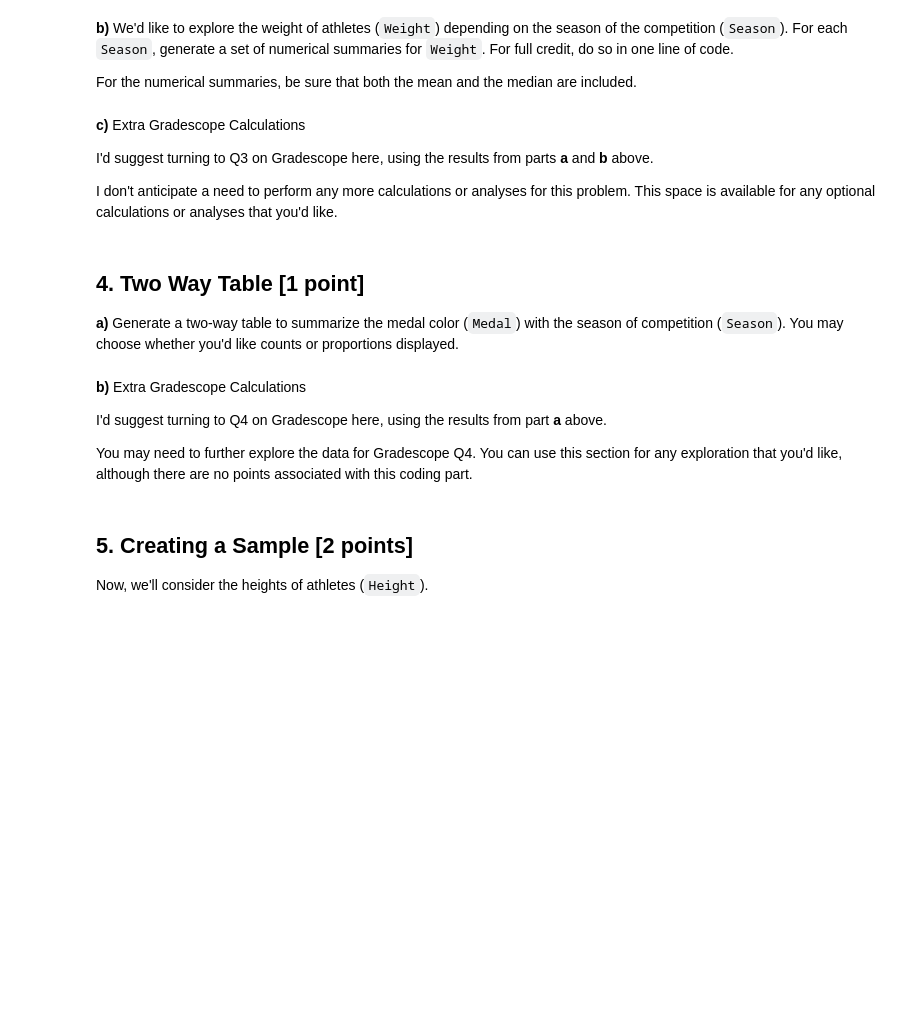
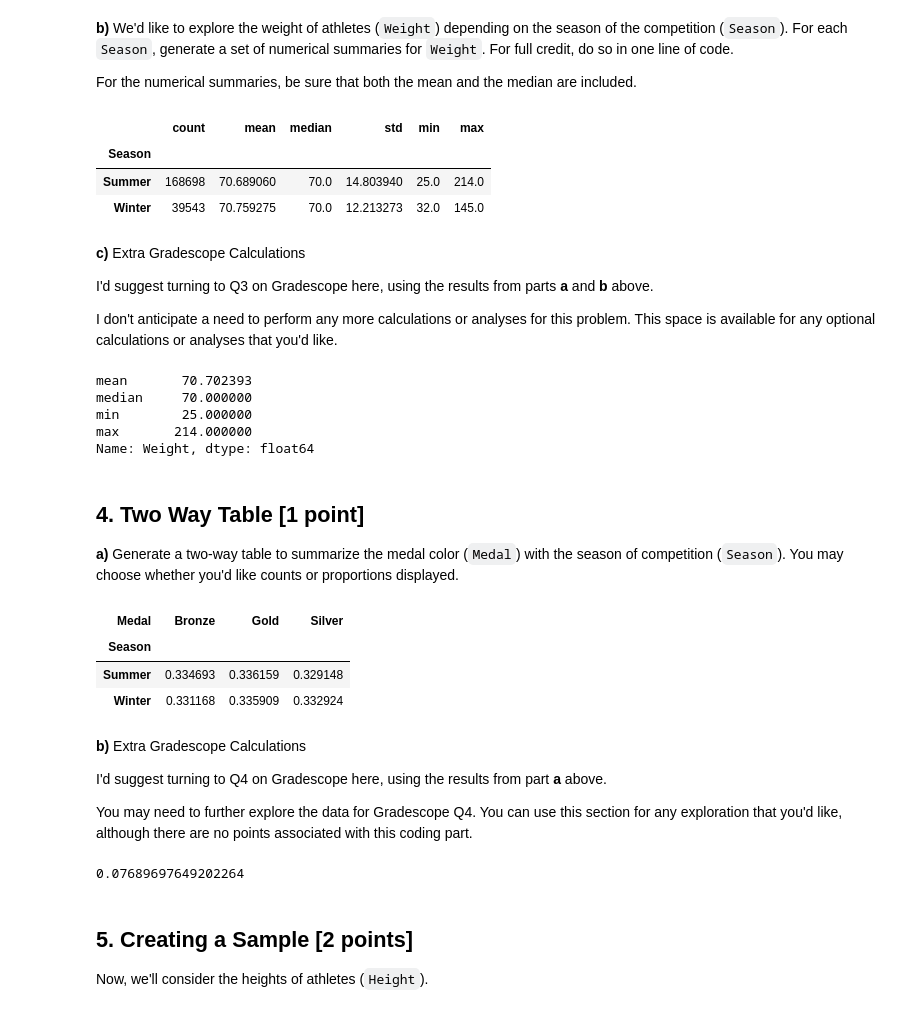
Before and after one commit to MatthewMandhyan/Stat207_clone, a Jupyter notebook: homework_03/homework_03.ipynb, the cells around one changed output. Drawn from its saved outputs; the diff is of its cells as text; code cells hidden in the pictures; blank space fills up the shorter version.

```diff
--- a/homework_03/homework_03.ipynb
+++ b/homework_03/homework_03.ipynb
@@ -57,22 +137,50 @@ You may need to further explore the data for Gradescope Q2.  You can use this se
 **b)** We'd like to explore the weight of athletes (`Weight`) depending on the season of the competition (`Season`).  For each `Season`, generate a set of numerical summaries for `Weight`.  For full credit, do so in one line of code.
 
 For the numerical summaries, be sure that both the mean and the median are included.
+# %%
+df.groupby("Season")["Weight"].agg(["count","mean","median","std","min","max"])
+# %% [output]
+|  | count | mean | median | std | min | max |
+| Season |  |  |  |  |  |  |
+| Summer | 168698 | 70.689060 | 70.0 | 14.803940 | 25.0 | 214.0 |
+| Winter | 39543 | 70.759275 | 70.0 | 12.213273 | 32.0 | 145.0 |
 # %% [markdown]
 **c)** Extra Gradescope Calculations
 
 I'd suggest turning to Q3 on Gradescope here, using the results from parts **a** and **b** above.
 
 I don't anticipate a need to perform any more calculations or analyses for this problem.  This space is available for any optional calculations or analyses that you'd like.
+# %%
+df['Weight'].agg(['mean','median','min','max'])
+# %% [output]
+mean       70.702393
+median     70.000000
+min        25.000000
+max       214.000000
+Name: Weight, dtype: float64
 # %% [markdown]
 ## 4. Two Way Table [1 point]
 
 **a)** Generate a two-way table to summarize the medal color (`Medal`) with the season of competition (`Season`).  You may choose whether you'd like counts or proportions displayed.
+# %%
+pd.crosstab(df['Season'], df['Medal'], normalize='index')
+# %% [output]
+| Medal | Bronze | Gold | Silver |
+| Season |  |  |  |
+| Summer | 0.334693 | 0.336159 | 0.329148 |
+| Winter | 0.331168 | 0.335909 | 0.332924 |
 # %% [markdown]
 **b)** Extra Gradescope Calculations
 
 I'd suggest turning to Q4 on Gradescope here, using the results from part **a** above.
 
 You may need to further explore the data for Gradescope Q4.  You can use this section for any exploration that you'd like, although there are no points associated with this coding part.
+# %%
+df_gold = df[df['Medal'] == 'Gold']
+f = df_gold['ID'].nunique()
+f/(df['ID'].nunique())
+# %% [output]
+0.07689697649202264
 # %% [markdown]
 ## 5. Creating a Sample [2 points]
 
```
Also changed, not shown: parts of 14 cells of this notebook.
